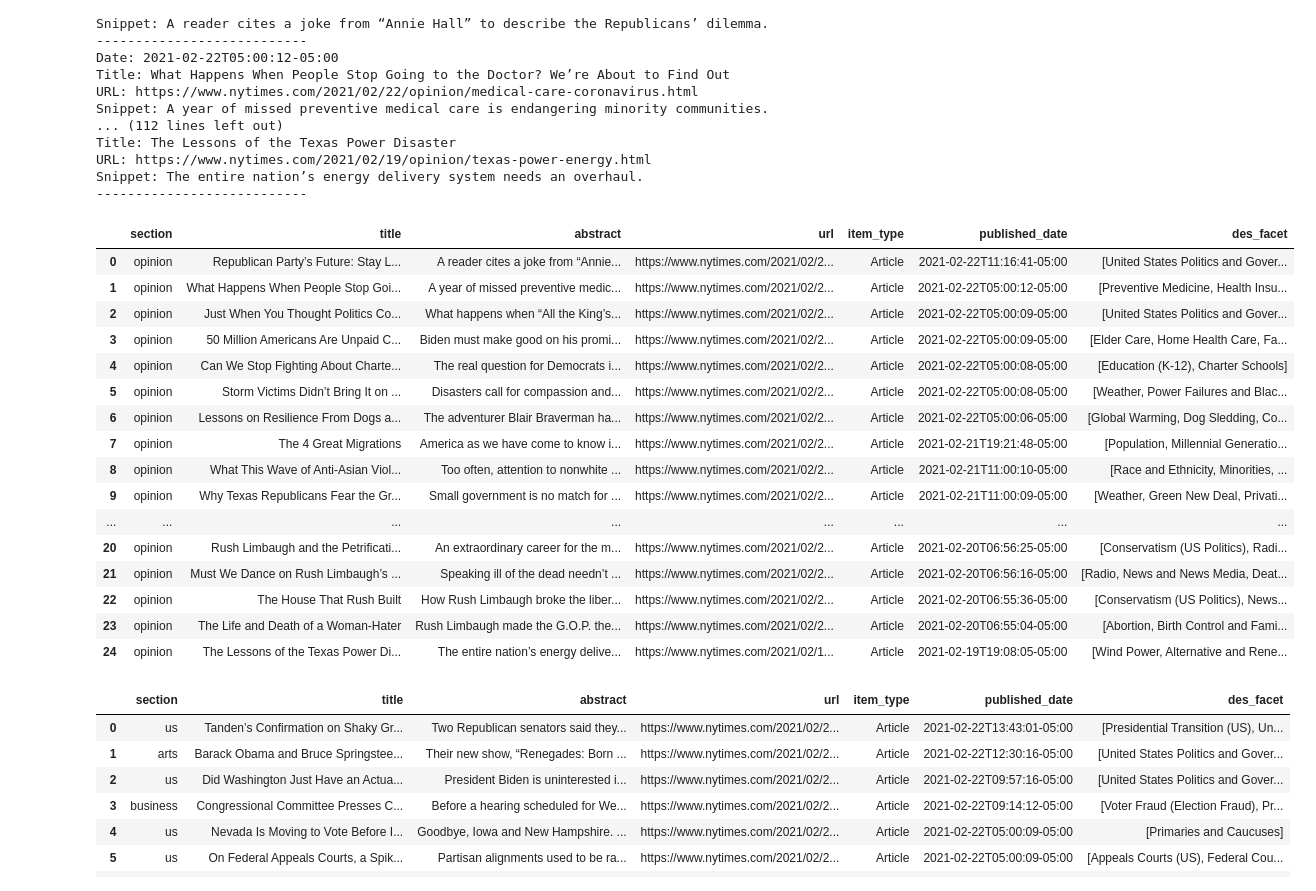
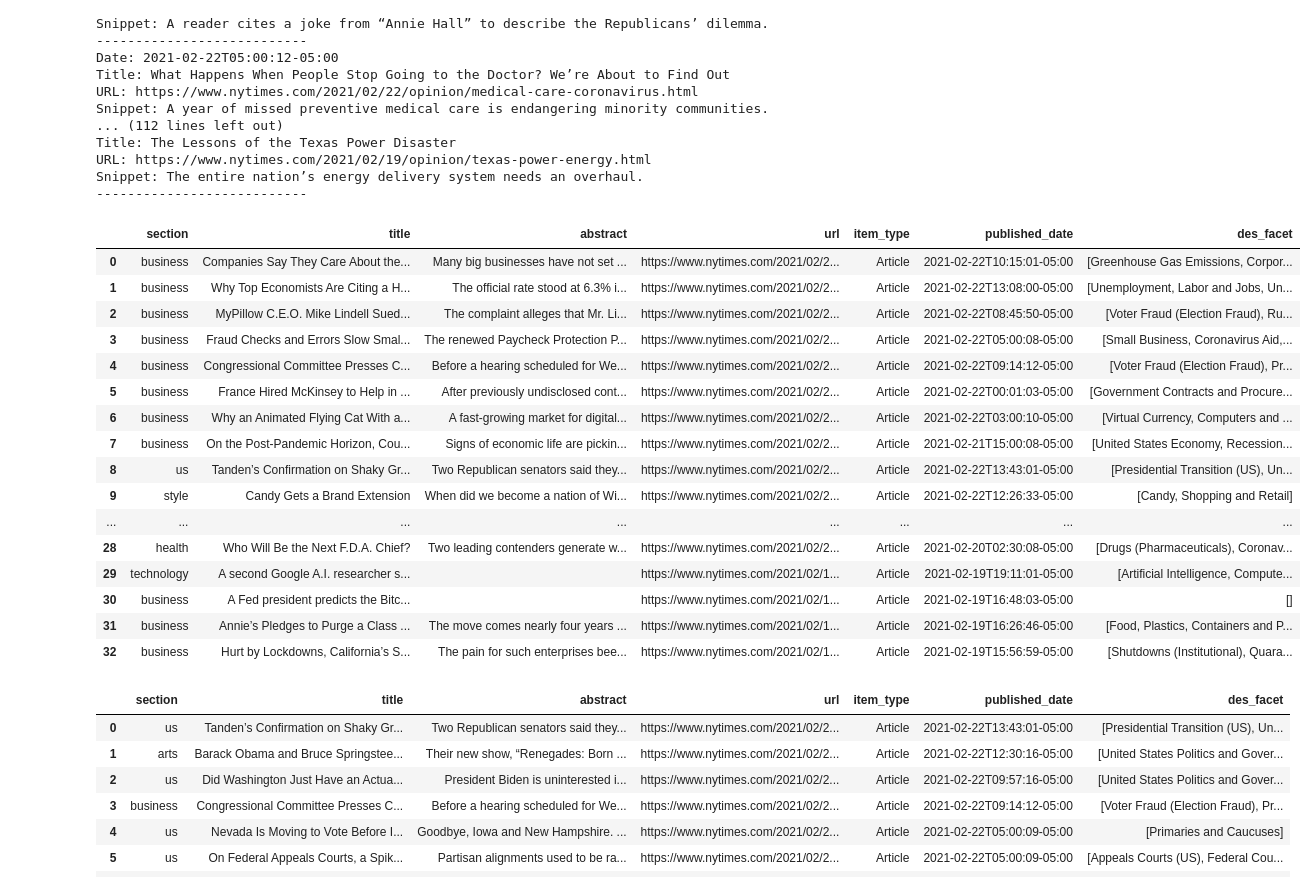
Before and after one commit to SanabuW/NYT-API-Analysis, a Jupyter notebook: JRandle23/top_stories.ipynb, the cells around one changed output. Saved outputs shown, nothing was run; the diff lists cells and outputs as text; code cells hidden in the pictures.

Commit message:
editing data frame

```diff
--- a/JRandle23/top_stories.ipynb
+++ b/JRandle23/top_stories.ipynb
@@ -300,28 +300,28 @@ Snippet: The entire nation’s energy delivery system needs an overhaul.
 ---------------------------
 # %%
 # Create data frame of business articles
-business_articles_df = pd.DataFrame(articles_list)
+business_articles_df = pd.DataFrame(business_articles_list)
 business_articles_df_cleaned = business_articles_df.drop(columns=["subsection", "uri", "byline", "updated_date",                                                                   "created_date", "org_facet", "per_facet",                                                                        "geo_facet", "multimedia", "short_url",                                                                          "material_type_facet","kicker"],                                                                                  axis=1)
 
 business_articles_df_cleaned
 # %% [output]
 |  | section | title | abstract | url | item_type | published_date | des_facet |
-| 0 | opinion | Republican Party’s Future: Stay L... | A reader cites a joke from “Annie... | https://www.nytimes.com/2021/02/2... | Article | 2021-02-22T11:16:41-05:00 | [United States Politics and Gover... |
-| 1 | opinion | What Happens When People Stop Goi... | A year of missed preventive medic... | https://www.nytimes.com/2021/02/2... | Article | 2021-02-22T05:00:12-05:00 | [Preventive Medicine, Health Insu... |
-| 2 | opinion | Just When You Thought Politics Co... | What happens when “All the King’s... | https://www.nytimes.com/2021/02/2... | Article | 2021-02-22T05:00:09-05:00 | [United States Politics and Gover... |
-| 3 | opinion | 50 Million Americans Are Unpaid C... | Biden must make good on his promi... | https://www.nytimes.com/2021/02/2... | Article | 2021-02-22T05:00:09-05:00 | [Elder Care, Home Health Care, Fa... |
-| 4 | opinion | Can We Stop Fighting About Charte... | The real question for Democrats i... | https://www.nytimes.com/2021/02/2... | Article | 2021-02-22T05:00:08-05:00 | [Education (K-12), Charter Schools] |
-| 5 | opinion | Storm Victims Didn’t Bring It on ... | Disasters call for compassion and... | https://www.nytimes.com/2021/02/2... | Article | 2021-02-22T05:00:08-05:00 | [Weather, Power Failures and Blac... |
-| 6 | opinion | Lessons on Resilience From Dogs a... | The adventurer Blair Braverman ha... | https://www.nytimes.com/2021/02/2... | Article | 2021-02-22T05:00:06-05:00 | [Global Warming, Dog Sledding, Co... |
-| 7 | opinion | The 4 Great Migrations | America as we have come to know i... | https://www.nytimes.com/2021/02/2... | Article | 2021-02-21T19:21:48-05:00 | [Population, Millennial Generatio... |
-| 8 | opinion | What This Wave of Anti-Asian Viol... | Too often, attention to nonwhite ... | https://www.nytimes.com/2021/02/2... | Article | 2021-02-21T11:00:10-05:00 | [Race and Ethnicity, Minorities, ... |
-| 9 | opinion | Why Texas Republicans Fear the Gr... | Small government is no match for ... | https://www.nytimes.com/2021/02/2... | Article | 2021-02-21T11:00:09-05:00 | [Weather, Green New Deal, Privati... |
+| 0 | business | Companies Say They Care About the... | Many big businesses have not set ... | https://www.nytimes.com/2021/02/2... | Article | 2021-02-22T10:15:01-05:00 | [Greenhouse Gas Emissions, Corpor... |
+| 1 | business | Why Top Economists Are Citing a H... | The official rate stood at 6.3% i... | https://www.nytimes.com/2021/02/2... | Article | 2021-02-22T13:08:00-05:00 | [Unemployment, Labor and Jobs, Un... |
+| 2 | business | MyPillow C.E.O. Mike Lindell Sued... | The complaint alleges that Mr. Li... | https://www.nytimes.com/2021/02/2... | Article | 2021-02-22T08:45:50-05:00 | [Voter Fraud (Election Fraud), Ru... |
+| 3 | business | Fraud Checks and Errors Slow Smal... | The renewed Paycheck Protection P... | https://www.nytimes.com/2021/02/2... | Article | 2021-02-22T05:00:08-05:00 | [Small Business, Coronavirus Aid,... |
+| 4 | business | Congressional Committee Presses C... | Before a hearing scheduled for We... | https://www.nytimes.com/2021/02/2... | Article | 2021-02-22T09:14:12-05:00 | [Voter Fraud (Election Fraud), Pr... |
+| 5 | business | France Hired McKinsey to Help in ... | After previously undisclosed cont... | https://www.nytimes.com/2021/02/2... | Article | 2021-02-22T00:01:03-05:00 | [Government Contracts and Procure... |
+| 6 | business | Why an Animated Flying Cat With a... | A fast-growing market for digital... | https://www.nytimes.com/2021/02/2... | Article | 2021-02-22T03:00:10-05:00 | [Virtual Currency, Computers and ... |
+| 7 | business | On the Post-Pandemic Horizon, Cou... | Signs of economic life are pickin... | https://www.nytimes.com/2021/02/2... | Article | 2021-02-21T15:00:08-05:00 | [United States Economy, Recession... |
+| 8 | us | Tanden’s Confirmation on Shaky Gr... | Two Republican senators said they... | https://www.nytimes.com/2021/02/2... | Article | 2021-02-22T13:43:01-05:00 | [Presidential Transition (US), Un... |
+| 9 | style | Candy Gets a Brand Extension | When did we become a nation of Wi... | https://www.nytimes.com/2021/02/2... | Article | 2021-02-22T12:26:33-05:00 | [Candy, Shopping and Retail] |
 | ... | ... | ... | ... | ... | ... | ... | ... |
-| 20 | opinion | Rush Limbaugh and the Petrificati... | An extraordinary career for the m... | https://www.nytimes.com/2021/02/2... | Article | 2021-02-20T06:56:25-05:00 | [Conservatism (US Politics), Radi... |
-| 21 | opinion | Must We Dance on Rush Limbaugh’s ... | Speaking ill of the dead needn’t ... | https://www.nytimes.com/2021/02/2... | Article | 2021-02-20T06:56:16-05:00 | [Radio, News and News Media, Deat... |
-| 22 | opinion | The House That Rush Built | How Rush Limbaugh broke the liber... | https://www.nytimes.com/2021/02/2... | Article | 2021-02-20T06:55:36-05:00 | [Conservatism (US Politics), News... |
-| 23 | opinion | The Life and Death of a Woman-Hater | Rush Limbaugh made the G.O.P. the... | https://www.nytimes.com/2021/02/2... | Article | 2021-02-20T06:55:04-05:00 | [Abortion, Birth Control and Fami... |
-| 24 | opinion | The Lessons of the Texas Power Di... | The entire nation’s energy delive... | https://www.nytimes.com/2021/02/1... | Article | 2021-02-19T19:08:05-05:00 | [Wind Power, Alternative and Rene... |
+| 28 | health | Who Will Be the Next F.D.A. Chief? | Two leading contenders generate w... | https://www.nytimes.com/2021/02/2... | Article | 2021-02-20T02:30:08-05:00 | [Drugs (Pharmaceuticals), Coronav... |
+| 29 | technology | A second Google A.I. researcher s... |  | https://www.nytimes.com/2021/02/1... | Article | 2021-02-19T19:11:01-05:00 | [Artificial Intelligence, Compute... |
+| 30 | business | A Fed president predicts the Bitc... |  | https://www.nytimes.com/2021/02/1... | Article | 2021-02-19T16:48:03-05:00 | [] |
+| 31 | business | Annie’s Pledges to Purge a Class ... | The move comes nearly four years ... | https://www.nytimes.com/2021/02/1... | Article | 2021-02-19T16:26:46-05:00 | [Food, Plastics, Containers and P... |
+| 32 | business | Hurt by Lockdowns, California’s S... | The pain for such enterprises bee... | https://www.nytimes.com/2021/02/1... | Article | 2021-02-19T15:56:59-05:00 | [Shutdowns (Institutional), Quara... |
 # %%
 # Create data frame of Politics articles
 poli_articles_df = pd.DataFrame(poli_articles_list)
```
